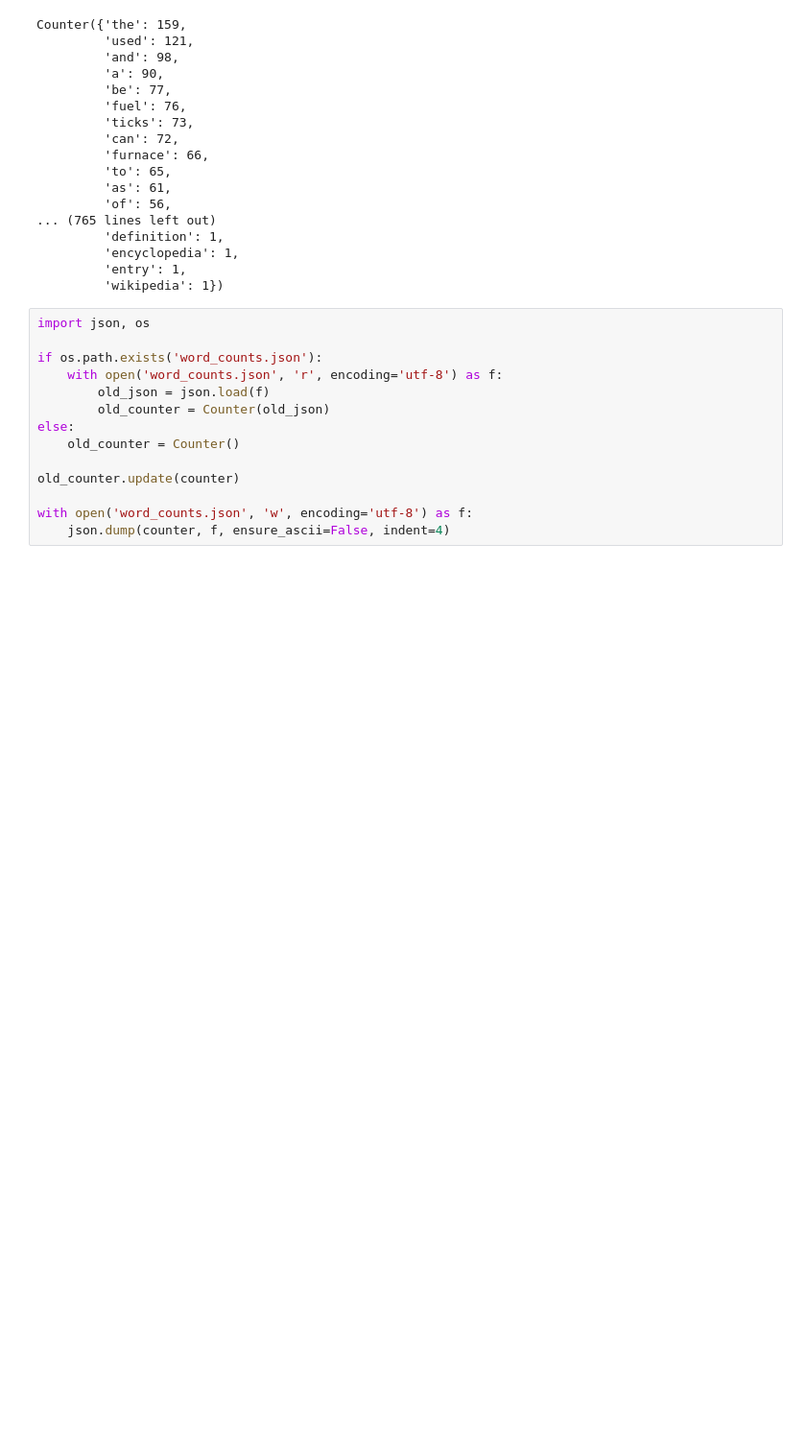
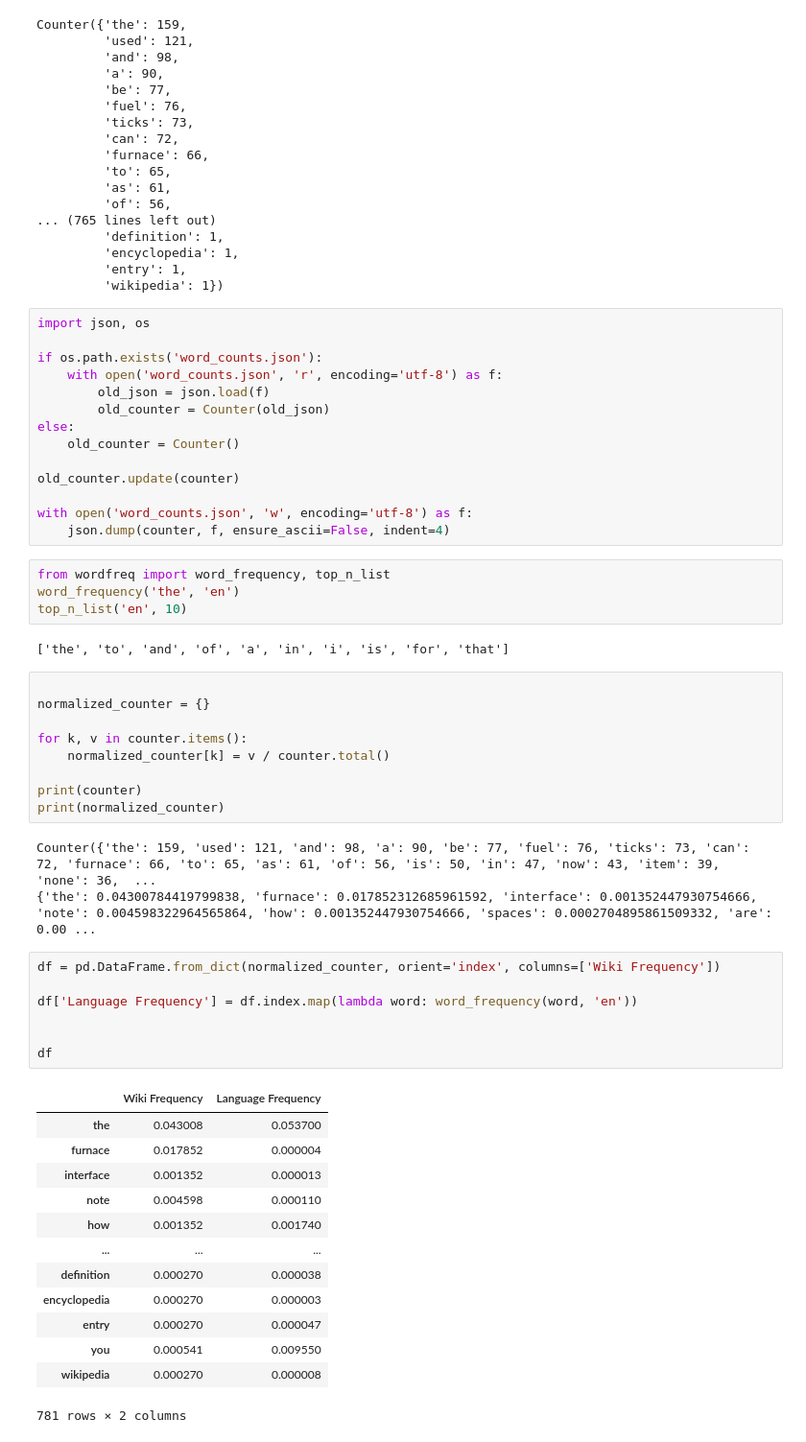
Before and after one commit to JaCier8/wiki_scraper, a Jupyter notebook: learning.ipynb, the cells around one changed output. Shown at 96% size. Cells and saved outputs as stored; diff of their text form; blank space fills up the shorter version.

Commit message:
auto_word_count

```diff
--- a/learning.ipynb
+++ b/learning.ipynb
@@ -186,3 +168,42 @@ old_counter.update(counter)
 
 with open('word_counts.json', 'w', encoding='utf-8') as f:
     json.dump(counter, f, ensure_ascii=False, indent=4)
+# %%
+from wordfreq import word_frequency, top_n_list
+word_frequency('the', 'en')
+top_n_list('en', 10)
+# %% [output]
+['the', 'to', 'and', 'of', 'a', 'in', 'i', 'is', 'for', 'that']
+# %%
+
+normalized_counter = {}
+
+for k, v in counter.items():
+    normalized_counter[k] = v / counter.total()
+
+print(counter)
+print(normalized_counter)
+# %% [output]
+Counter({'the': 159, 'used': 121, 'and': 98, 'a': 90, 'be': 77, 'fuel': 76, 'ticks': 73, 'can': 72, 'furnace': 66, 'to': 65, 'as': 61, 'of': 56, 'is': 50, 'in': 47, 'now': 43, 'item': 39, 'none': 36,  ...
+{'the': 0.04300784419799838, 'furnace': 0.017852312685961592, 'interface': 0.001352447930754666, 'note': 0.004598322964565864, 'how': 0.001352447930754666, 'spaces': 0.0002704895861509332, 'are': 0.00 ...
+# %%
+df = pd.DataFrame.from_dict(normalized_counter, orient='index', columns=['Wiki Frequency'])
+
+df['Language Frequency'] = df.index.map(lambda word: word_frequency(word, 'en'))
+
+
+df
+# %% [output]
+|  | Wiki Frequency | Language Frequency |
+| the | 0.043008 | 0.053700 |
+| furnace | 0.017852 | 0.000004 |
+| interface | 0.001352 | 0.000013 |
+| note | 0.004598 | 0.000110 |
+| how | 0.001352 | 0.001740 |
+| ... | ... | ... |
+| definition | 0.000270 | 0.000038 |
+| encyclopedia | 0.000270 | 0.000003 |
+| entry | 0.000270 | 0.000047 |
+| you | 0.000541 | 0.009550 |
+| wikipedia | 0.000270 | 0.000008 |
+781 rows × 2 columns
```
Also changed, not shown: parts of 3 cells of this notebook, 2 other files.
